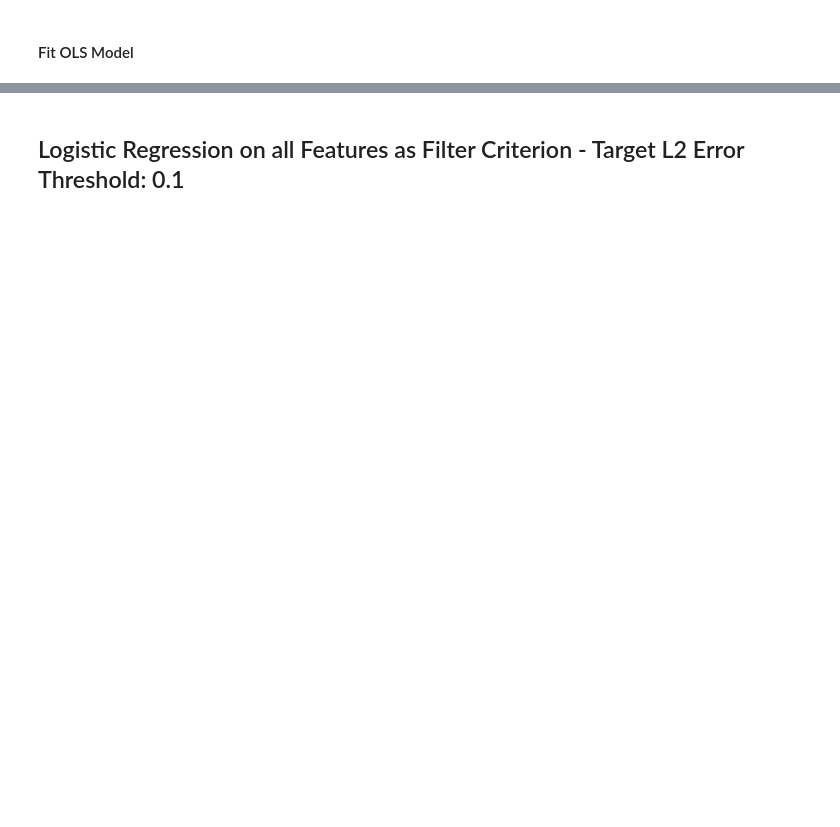
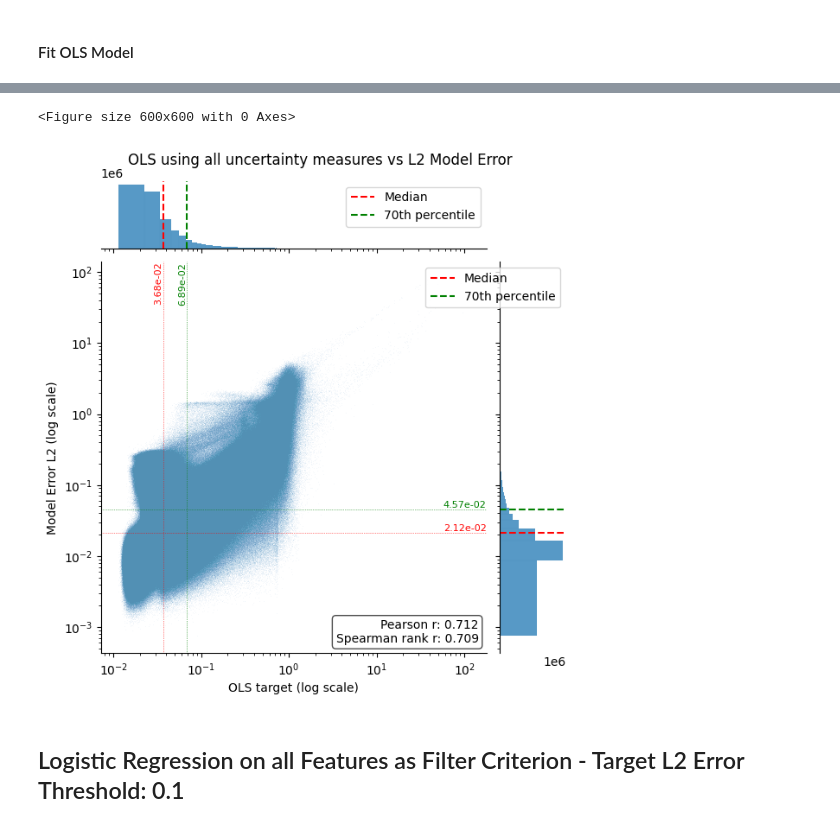
Before and after one commit to NiclasBottenbruch/dynamic-rollout-filtering-in-model-based-offline-rl, a Jupyter notebook: eval_discrepancy_criteria_hopper_med_exp.ipynb, the cells around one changed output, grey strips where cells are left out. Saved outputs shown, nothing was run; the diff lists cells and outputs as text; code cells hidden in the pictures; blank space fills up the shorter version.

```diff
--- a/eval_discrepancy_criteria_hopper_med_exp.ipynb
+++ b/eval_discrepancy_criteria_hopper_med_exp.ipynb
@@ -58,5 +106,8 @@ pearson_y_hat, spearman_y_hat
 # %%
-plotter.plot_scatter_correlation(x= y_hat, y=doc["model_error_l2"], title=f"OLS using all uncertainty measures vs L2 Model Error", xlabel="OLS target", ylabel="Model Error L2", bins=10000, mark_percentile=70, fig_size=(6, 6))
+plotter.plot_scatter_correlation(x= y_hat, y=doc["model_error_l2"], title=f"OLS using all uncertainty measures vs L2 Model Error", xlabel="OLS target", ylabel="Model Error L2", bins=10000, mark_percentile=70, fig_size=(6, 6), points_s=0.5, points_alpha=0.05)
+# %% [output]
+<Figure size 600x600 with 0 Axes>
+[figure, added]
 # %% [markdown]
 ## Logistic Regression on all Features as Filter Criterion - Target L2 Error Threshold: 0.1
 # %%
```
Also changed, not shown: parts of 24 cells of this notebook.
